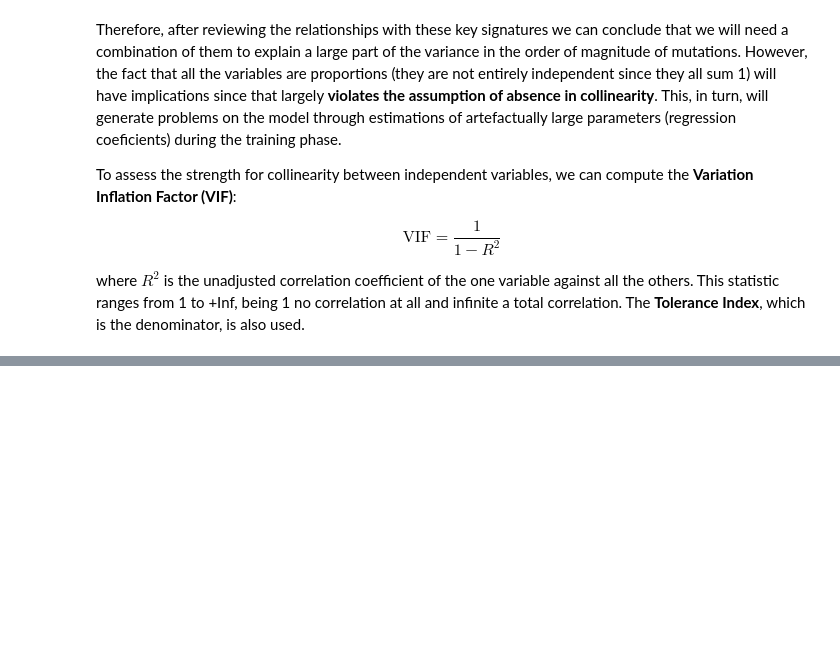
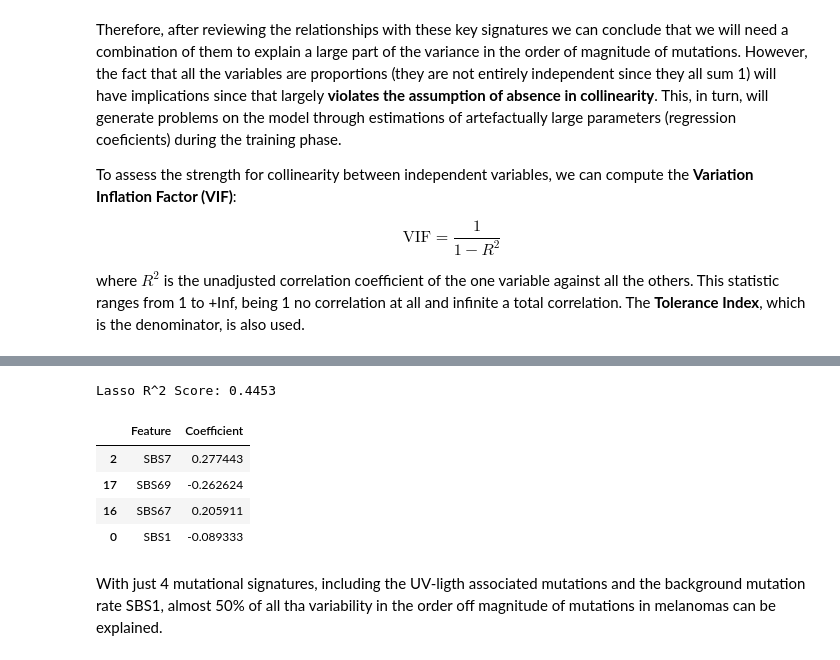
Before and after one commit to mirodriguezgal/MSc_Omics_Uvic_MachineLearning, a Jupyter notebook: 3_Basic_Supervised_Regression_and_Feature_extraction.ipynb, the cells around one changed output, grey strips where cells are left out. Saved outputs shown, nothing was run; the diff lists cells and outputs as text; code cells hidden in the pictures; blank space fills up the shorter version.

```diff
--- a/3_Basic_Supervised_Regression_and_Feature_extraction.ipynb
+++ b/3_Basic_Supervised_Regression_and_Feature_extraction.ipynb
@@ -1199,0 +650,22 @@ Notice the underfitting while using a linear model (degree 1), and the error gen
+# %%
+from scipy.stats import gmean
+
+def clr_transformation(df):
+    """
+    Applies Centered Log-Ratio transformation to compositional data.
+    Adds a small pseudo-count to avoid log(0).
+    """
+
+    pseudo_count = 1e-6
+    df_adj = df + pseudo_count
+
+    # Divide each value by the row's geometric mean and take log
+    geometric_means = gmean(df_adj, axis=1)
+    clr_data = np.log(df_adj.div(geometric_means, axis=0))
+
+    return clr_data
+
+signature_cols = signatures_df.columns[1:-3]
+X_compositional = signatures_df[signature_cols]
+
+X_clr = clr_transformation(X_compositional)
@@ -1199,0 +824,29 @@ Notice the underfitting while using a linear model (degree 1), and the error gen
+# %%
+melanoma_specimens = TMB_df[TMB_df['hist_type']=='Skin_Melanoma']['specimenID']
+unprocessed_melanoma_df = raw_signatures_df[raw_signatures_df['specimenID'].isin(melanoma_specimens)].copy()
+
+# Exclude non present signatures
+numeric_cols = unprocessed_melanoma_df.columns[1:]
+sumover = unprocessed_melanoma_df[numeric_cols].sum()
+valid_features = sumover[sumover != 0.0].index
+
+# CLR transform
+melanoma_df = clr_transformation(unprocessed_melanoma_df[valid_features])
+melanoma_df.insert(0, 'specimenID', list(unprocessed_melanoma_df['specimenID']))
+
+# Merge with the signatures dataframe to get the variables
+melanoma_df = pd.merge(melanoma_df, TMB_df, on='specimenID', how='inner')
+X_melanoma = melanoma_df[valid_features]
+y_melanoma = melanoma_df['transformed_TMB']
+# %%
+# Let's try with Lasso specifying a very restrictive alpha
+analyze_lasso_regression(X_melanoma, y_melanoma, alphas=[0.4])
+# %% [output]
+Lasso R^2 Score: 0.4453
+|  | Feature | Coefficient |
+| 2 | SBS7 | 0.277443 |
+| 17 | SBS69 | -0.262624 |
+| 16 | SBS67 | 0.205911 |
+| 0 | SBS1 | -0.089333 |
+# %% [markdown]
+With just 4 mutational signatures, including the UV-ligth associated mutations and the background mutation rate SBS1, almost 50% of all tha variability in the order off magnitude of mutations in melanomas can be explained.
```
Also changed, not shown: parts of 108 cells of this notebook, 3 other files.
